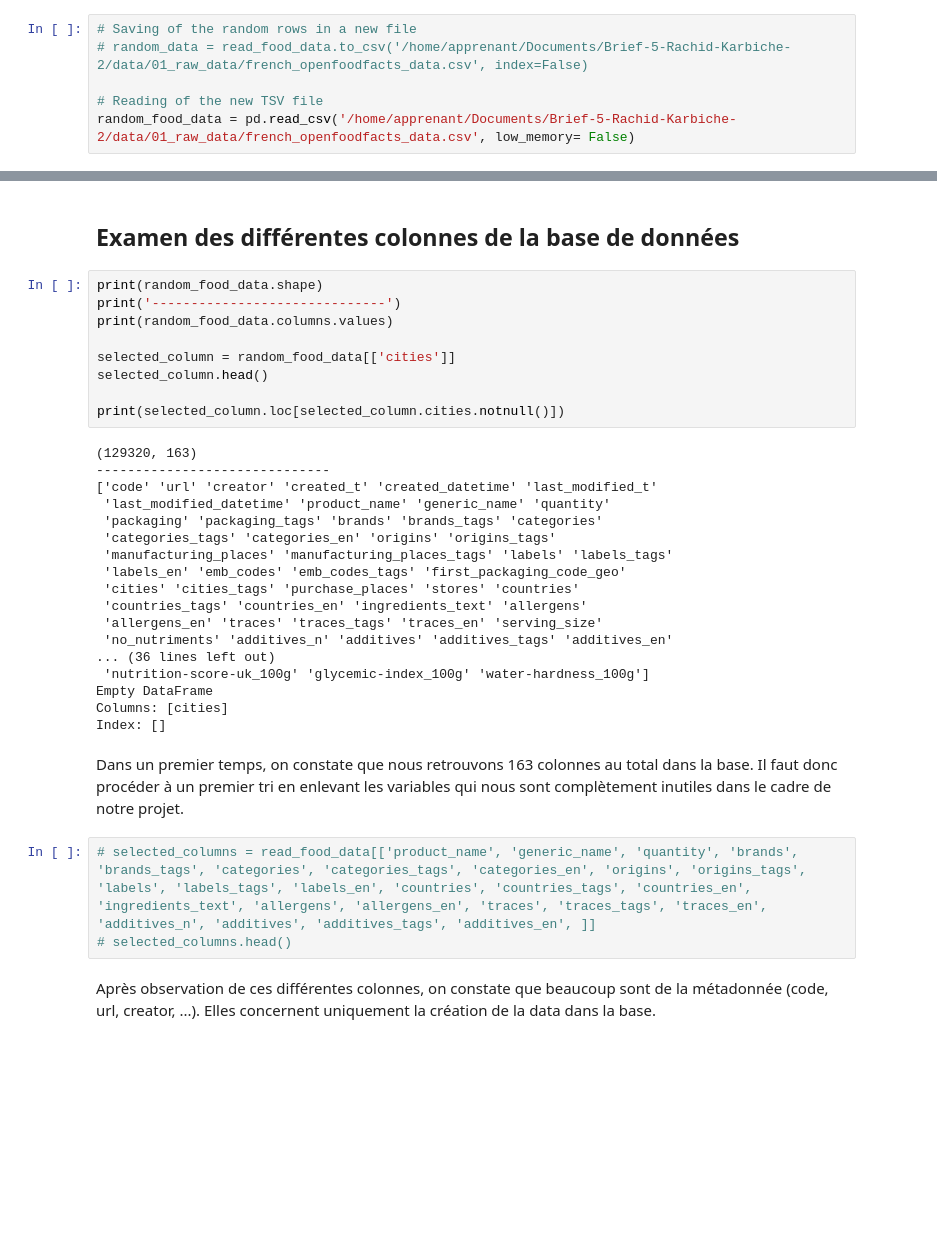
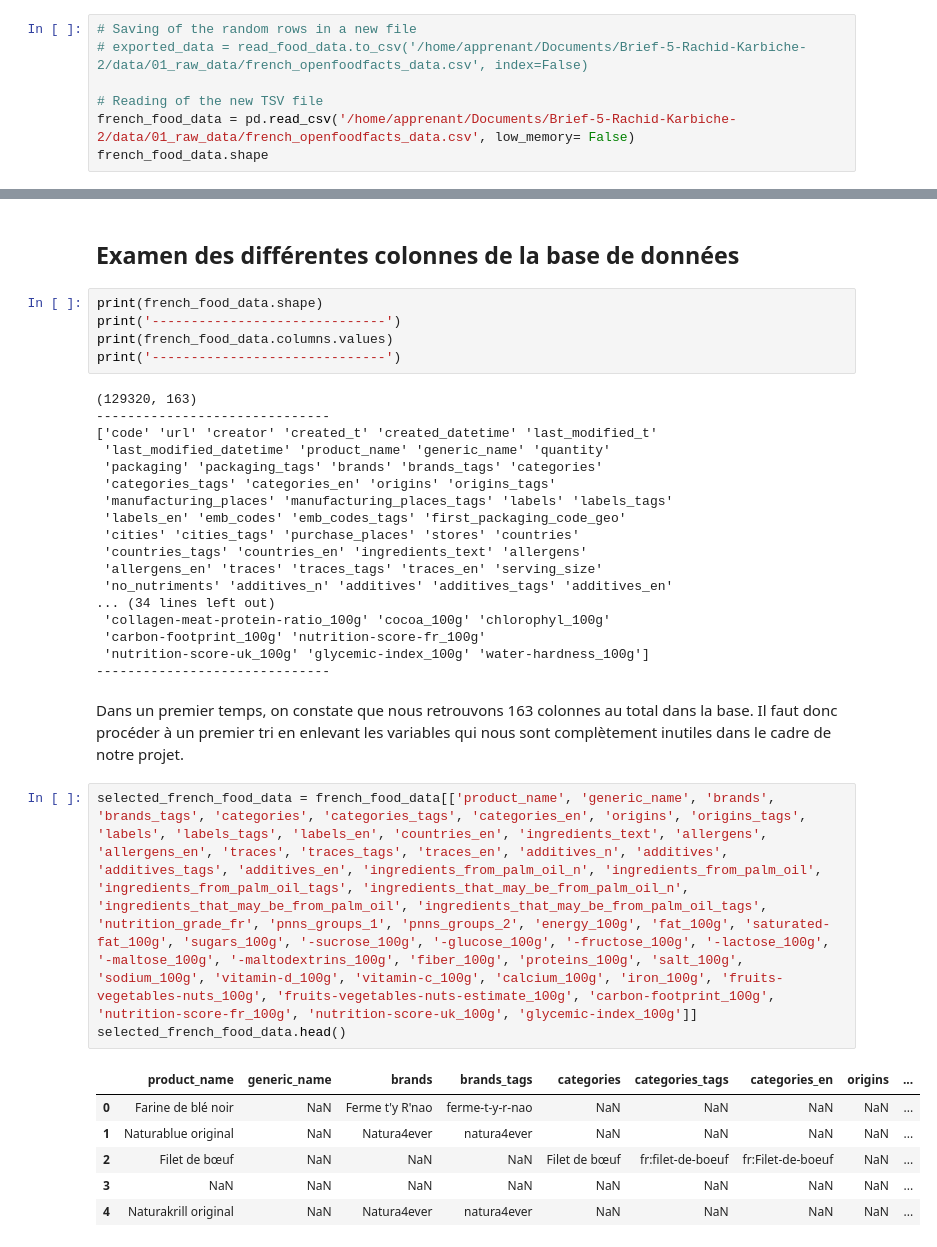
Before and after one commit to MrRachidK/Brief-5-Rachid-Karbiche, a Jupyter notebook: notebook/check_data.ipynb, the cells around one changed output, grey strips where cells are left out. Drawn from its saved outputs; the diff is of its cells as text; blank space fills up the shorter version.

```diff
--- a/notebook/check_data.ipynb
+++ b/notebook/check_data.ipynb
@@ -36,6 +32,7 @@ Au lieu des 356 027 entrées initiales, nous avons au final 129 320 entrées don
 # %%
 # Saving of the random rows in a new file
-# random_data = read_food_data.to_csv('/home/apprenant/Documents/Brief-5-Rachid-Karbiche-2/data/01_raw_data/french_openfoodfacts_data.csv', index=False)
+# exported_data = read_food_data.to_csv('/home/apprenant/Documents/Brief-5-Rachid-Karbiche-2/data/01_raw_data/french_openfoodfacts_data.csv', index=False)
 
 # Reading of the new TSV file
-random_food_data = pd.read_csv('/home/apprenant/Documents/Brief-5-Rachid-Karbiche-2/data/01_raw_data/french_openfoodfacts_data.csv', low_memory= False)
+french_food_data = pd.read_csv('/home/apprenant/Documents/Brief-5-Rachid-Karbiche-2/data/01_raw_data/french_openfoodfacts_data.csv', low_memory= False)
+french_food_data.shape
@@ -42,14 +43,10 @@ random_food_data = pd.read_csv('/home/apprenant/Documents/Brief-5-Rachid-Karbich
 # %% [markdown]
 ## Examen des différentes colonnes de la base de données
 # %%
-print(random_food_data.shape)
+print(french_food_data.shape)
 print('------------------------------')
-print(random_food_data.columns.values)
-
-selected_column = random_food_data[['cities']]
-selected_column.head()
-
-print(selected_column.loc[selected_column.cities.notnull()])
+print(french_food_data.columns.values)
+print('------------------------------')
 # %% [output]
 (129320, 163)
 ------------------------------
@@ -63,15 +60,20 @@ print(selected_column.loc[selected_column.cities.notnull()])
  'countries_tags' 'countries_en' 'ingredients_text' 'allergens'
  'allergens_en' 'traces' 'traces_tags' 'traces_en' 'serving_size'
  'no_nutriments' 'additives_n' 'additives' 'additives_tags' 'additives_en'
-... (36 lines left out)
+... (34 lines left out)
+ 'collagen-meat-protein-ratio_100g' 'cocoa_100g' 'chlorophyl_100g'
+ 'carbon-footprint_100g' 'nutrition-score-fr_100g'
  'nutrition-score-uk_100g' 'glycemic-index_100g' 'water-hardness_100g']
-Empty DataFrame
-Columns: [cities]
-Index: []
+------------------------------
 # %% [markdown]
 Dans un premier temps, on constate que nous retrouvons 163 colonnes au total dans la base. Il faut donc procéder à un premier tri en enlevant les variables qui nous sont complètement inutiles dans le cadre de notre projet.
 # %%
-# selected_columns = read_food_data[['product_name', 'generic_name', 'quantity', 'brands', 'brands_tags', 'categories', 'categories_tags', 'categories_en', 'origins', 'origins_tags', 'labels', 'labels_tags', 'labels_en', 'countries', 'countries_tags', 'countries_en', 'ingredients_text', 'allergens', 'allergens_en', 'traces', 'traces_tags', 'traces_en', 'additives_n', 'additives', 'additives_tags', 'additives_en', ]]
-# selected_columns.head()
+selected_french_food_data = french_food_data[['product_name', 'generic_name', 'brands', 'brands_tags', 'categories', 'categories_tags', 'categories_en', 'origins', 'origins_tags', 'labels', 'labels_tags', 'labels_en', 'countries_en', 'ingredients_text', 'allergens', 'allergens_en', 'traces', 'traces_tags', 'traces_en', 'additives_n', 'additives', 'additives_tags', 'additives_en', 'ingredients_from_palm_oil_n', 'ingredients_from_palm_oil', 'ingredients_from_palm_oil_tags', 'ingredients_that_may_be_from_palm_oil_n', 'ingredients_that_may_be_from_palm_oil', 'ingredients_that_may_be_from_palm_oil_tags', 'nutrition_grade_fr', 'pnns_groups_1', 'pnns_groups_2', 'energy_100g', 'fat_100g', 'saturated-fat_100g', 'sugars_100g', '-sucrose_100g', '-glucose_100g', '-fructose_100g', '-lactose_100g', '-maltose_100g', '-maltodextrins_100g', 'fiber_100g', 'proteins_100g', 'salt_100g', 'sodium_100g', 'vitamin-d_100g', 'vitamin-c_100g', 'calcium_100g', 'iron_100g', 'fruits-vegetables-nuts_100g', 'fruits-vegetables-nuts-estimate_100g', 'carbon-footprint_100g', 'nutrition-score-fr_100g', 'nutrition-score-uk_100g', 'glycemic-index_100g']]
+selected_french_food_data.head()
+# %% [output]
+|  | product_name | generic_name | brands | brands_tags | categories | categories_tags | categories_en | origins | ... |
+| 0 | Farine de blé noir | NaN | Ferme t'y R'nao | ferme-t-y-r-nao | NaN | NaN | NaN | NaN | ... |
+| 1 | Naturablue original | NaN | Natura4ever | natura4ever | NaN | NaN | NaN | NaN | ... |
+| 2 | Filet de bœuf | NaN | NaN | NaN | Filet de bœuf | fr:filet-de-boeuf | fr:Filet-de-boeuf | NaN | ... |
+| 3 | NaN | NaN | NaN | NaN | NaN | NaN | NaN | NaN | ... |
+| 4 | Naturakrill original | NaN | Natura4ever | natura4ever | NaN | NaN | NaN | NaN | ... |
-# %% [markdown]
-Après observation de ces différentes colonnes, on constate que beaucoup sont de la métadonnée (code, url, creator, ...). Elles concernent uniquement la création de la data dans la base.
```
Also changed, not shown: parts of 16 cells of this notebook.
